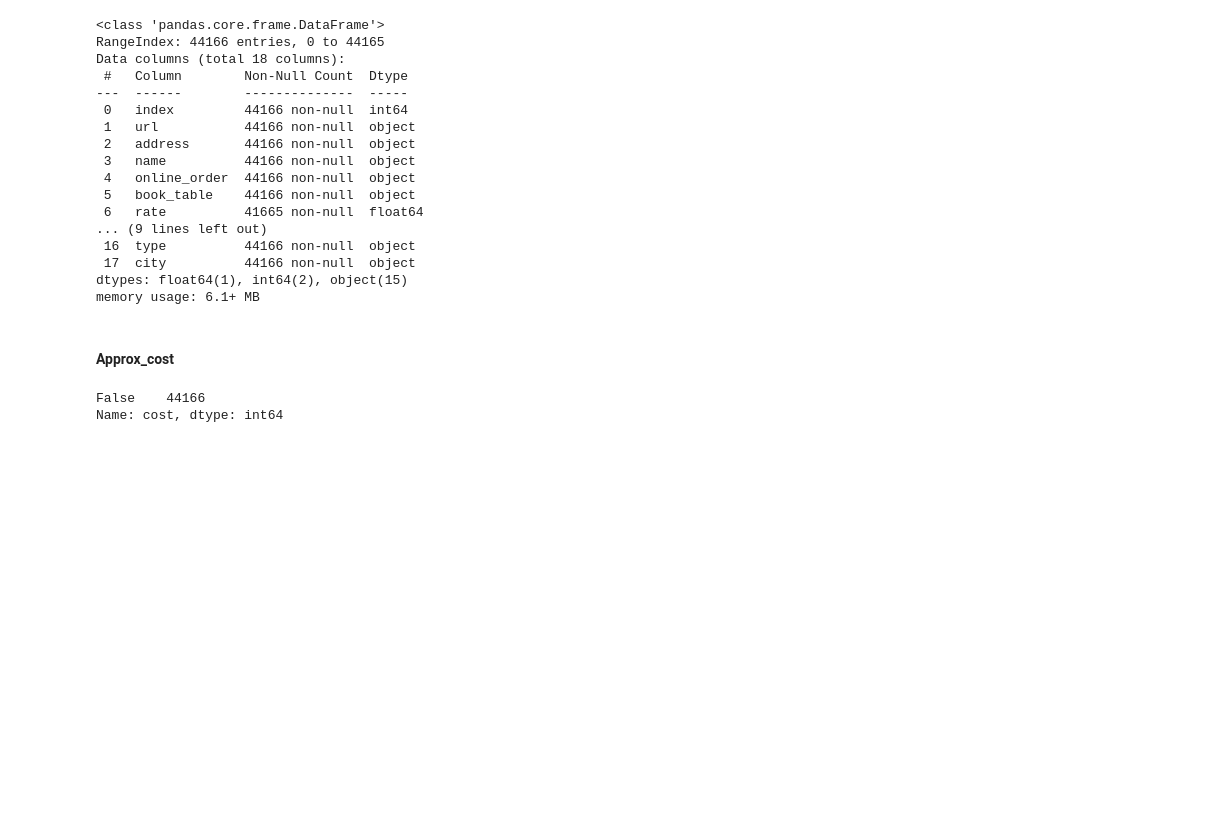
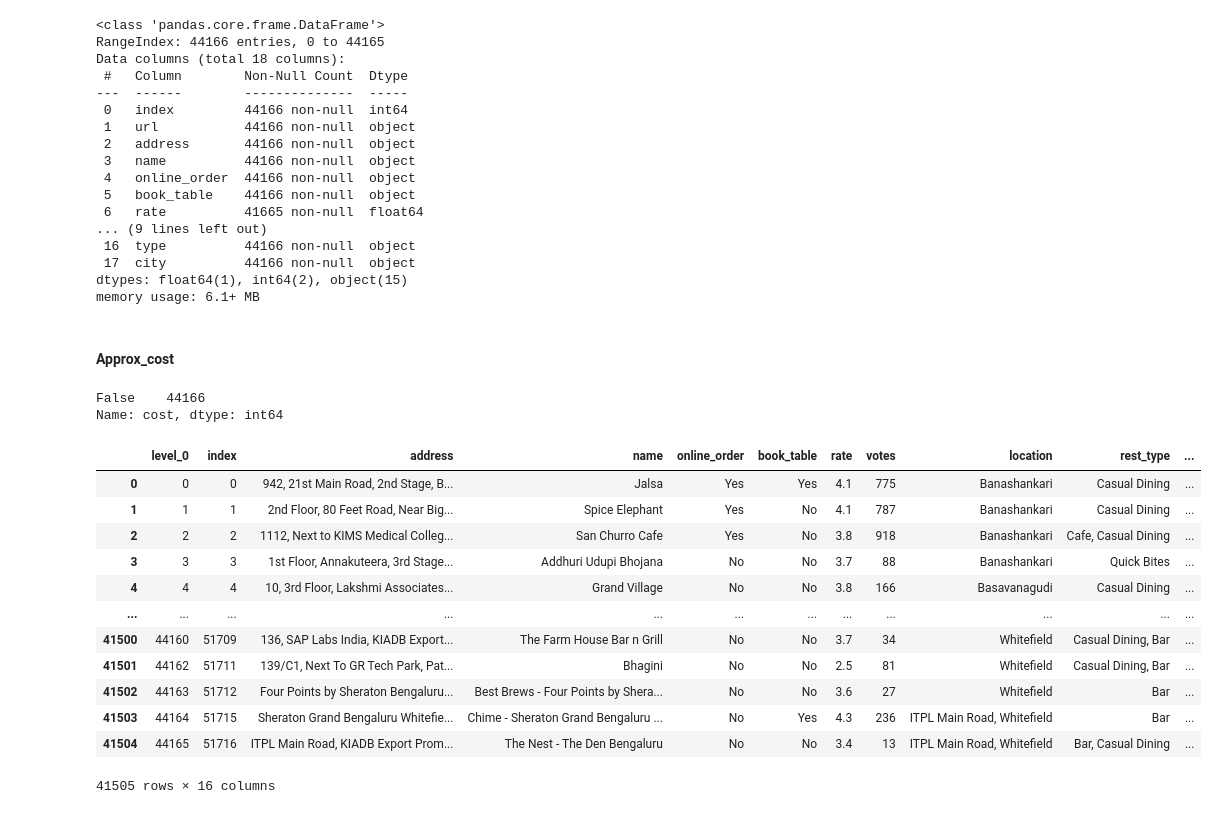
Before and after one commit to remre/datavisu, a Jupyter notebook: sample.ipynb, the cells around one changed output. Cells and saved outputs as stored; diff of their text form; code cells hidden in the pictures; blank space fills up the shorter version.

```diff
--- a/sample.ipynb
+++ b/sample.ipynb
@@ -342,4 +342,23 @@ Name: cost, dtype: int64
 # df2['cost'].fillna(df2['cost'].mean())
 # %%
 df4= df4.drop(['url','phone'],axis=1)
+# %%
+df4= df4.drop('dish_liked',axis=1)
+# %%
+df4.dropna(inplace=True)
+df4.reset_index(drop=True)
+# %% [output]
+|  | level_0 | index | address | name | online_order | book_table | rate | votes | location | rest_type | ... |
+| 0 | 0 | 0 | 942, 21st Main Road, 2nd Stage, B... | Jalsa | Yes | Yes | 4.1 | 775 | Banashankari | Casual Dining | ... |
+| 1 | 1 | 1 | 2nd Floor, 80 Feet Road, Near Big... | Spice Elephant | Yes | No | 4.1 | 787 | Banashankari | Casual Dining | ... |
+| 2 | 2 | 2 | 1112, Next to KIMS Medical Colleg... | San Churro Cafe | Yes | No | 3.8 | 918 | Banashankari | Cafe, Casual Dining | ... |
+| 3 | 3 | 3 | 1st Floor, Annakuteera, 3rd Stage... | Addhuri Udupi Bhojana | No | No | 3.7 | 88 | Banashankari | Quick Bites | ... |
+| 4 | 4 | 4 | 10, 3rd Floor, Lakshmi Associates... | Grand Village | No | No | 3.8 | 166 | Basavanagudi | Casual Dining | ... |
+| ... | ... | ... | ... | ... | ... | ... | ... | ... | ... | ... | ... |
+| 41500 | 44160 | 51709 | 136, SAP Labs India, KIADB Export... | The Farm House Bar n Grill | No | No | 3.7 | 34 | Whitefield | Casual Dining, Bar | ... |
+| 41501 | 44162 | 51711 | 139/C1, Next To GR Tech Park, Pat... | Bhagini | No | No | 2.5 | 81 | Whitefield | Casual Dining, Bar | ... |
+| 41502 | 44163 | 51712 | Four Points by Sheraton Bengaluru... | Best Brews - Four Points by Shera... | No | No | 3.6 | 27 | Whitefield | Bar | ... |
+| 41503 | 44164 | 51715 | Sheraton Grand Bengaluru Whitefie... | Chime - Sheraton Grand Bengaluru ... | No | Yes | 4.3 | 236 | ITPL Main Road, Whitefield | Bar | ... |
+| 41504 | 44165 | 51716 | ITPL Main Road, KIADB Export Prom... | The Nest - The Den Bengaluru | No | No | 3.4 | 13 | ITPL Main Road, Whitefield | Bar, Casual Dining | ... |
+41505 rows × 16 columns
 # %%
```
Also changed, not shown: parts of 19 cells of this notebook.
